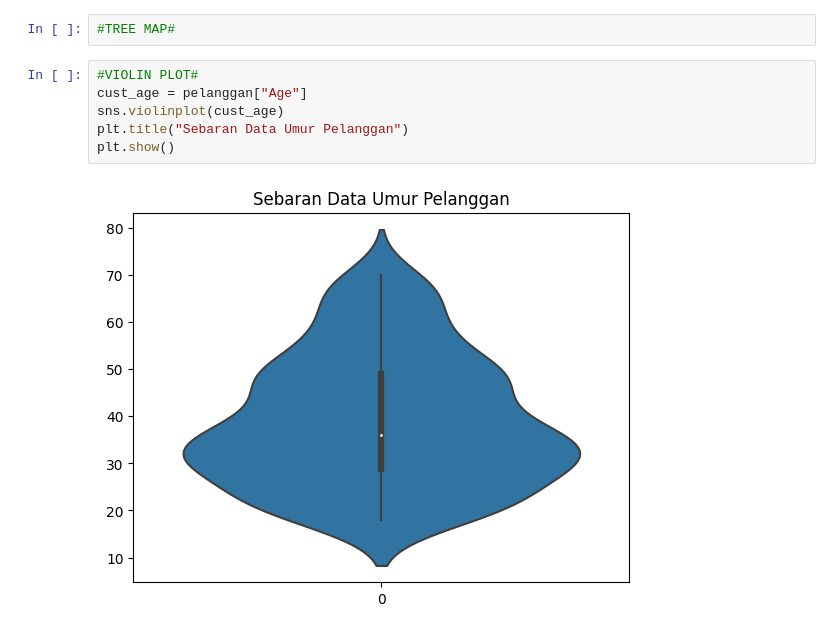
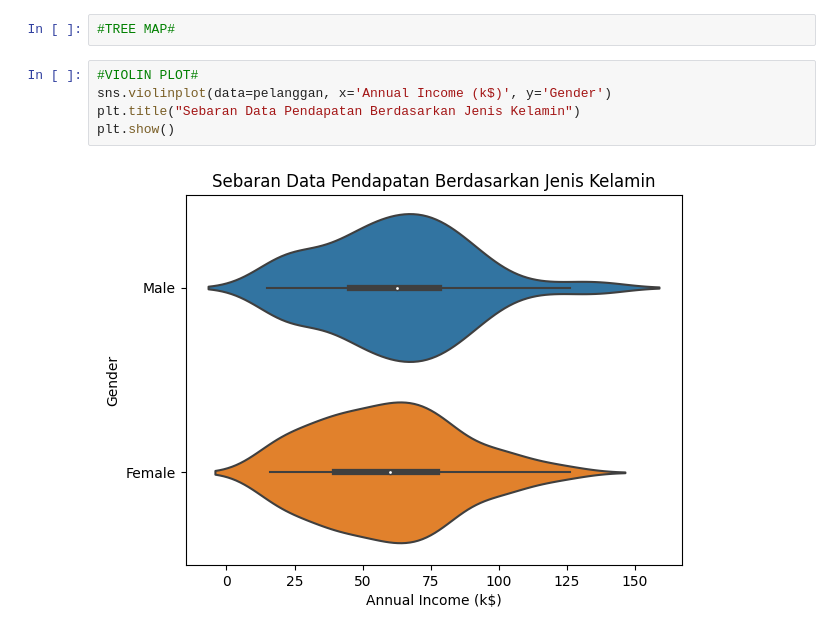
Before and after one commit to rakafebriansy/KULIAH, a Jupyter notebook: AVD2/plotting.ipynb, the cells around one changed output. Cells and saved outputs as stored; diff of their text form.

```diff
--- a/AVD2/plotting.ipynb
+++ b/AVD2/plotting.ipynb
@@ -88,9 +84,8 @@ ax = plt.axes(projection="3d")
 #TREE MAP#
 # %%
 #VIOLIN PLOT#
-cust_age = pelanggan["Age"]
-sns.violinplot(cust_age)
-plt.title("Sebaran Data Umur Pelanggan")
+sns.violinplot(data=pelanggan, x='Annual Income (k$)', y='Gender')
+plt.title("Sebaran Data Pendapatan Berdasarkan Jenis Kelamin")
 plt.show()
 # %% [output]
-[figure, old version]
+[figure, new version]
```
Also changed, not shown: parts of 3 cells of this notebook.
